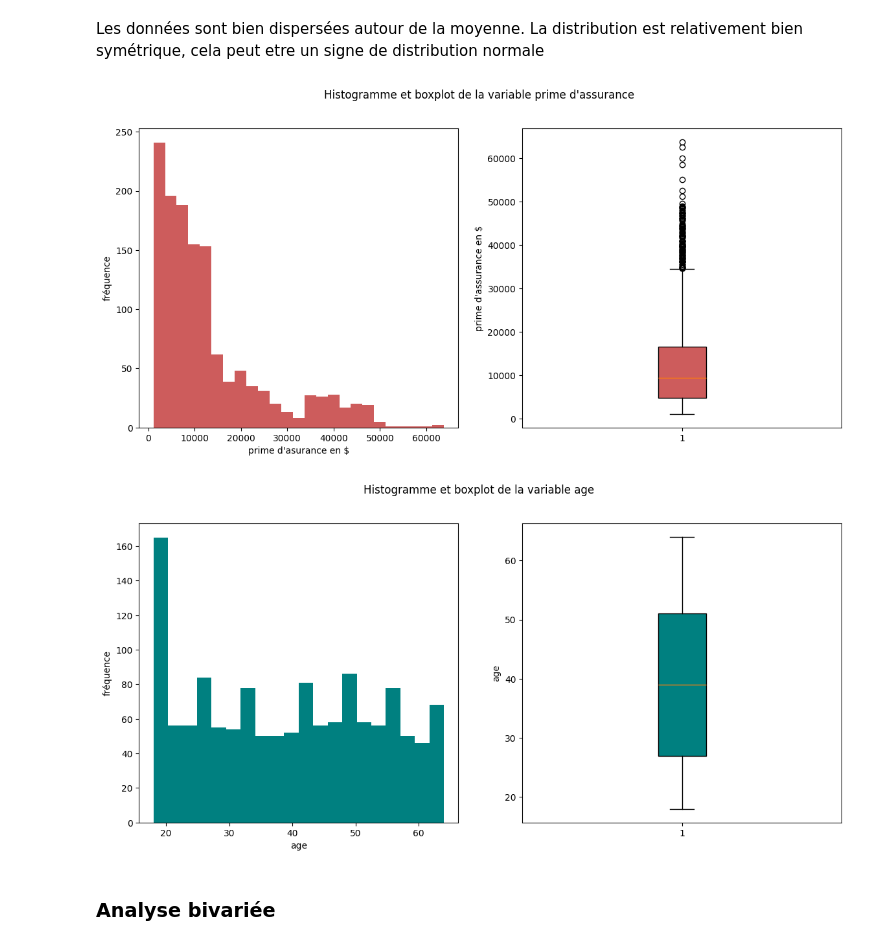
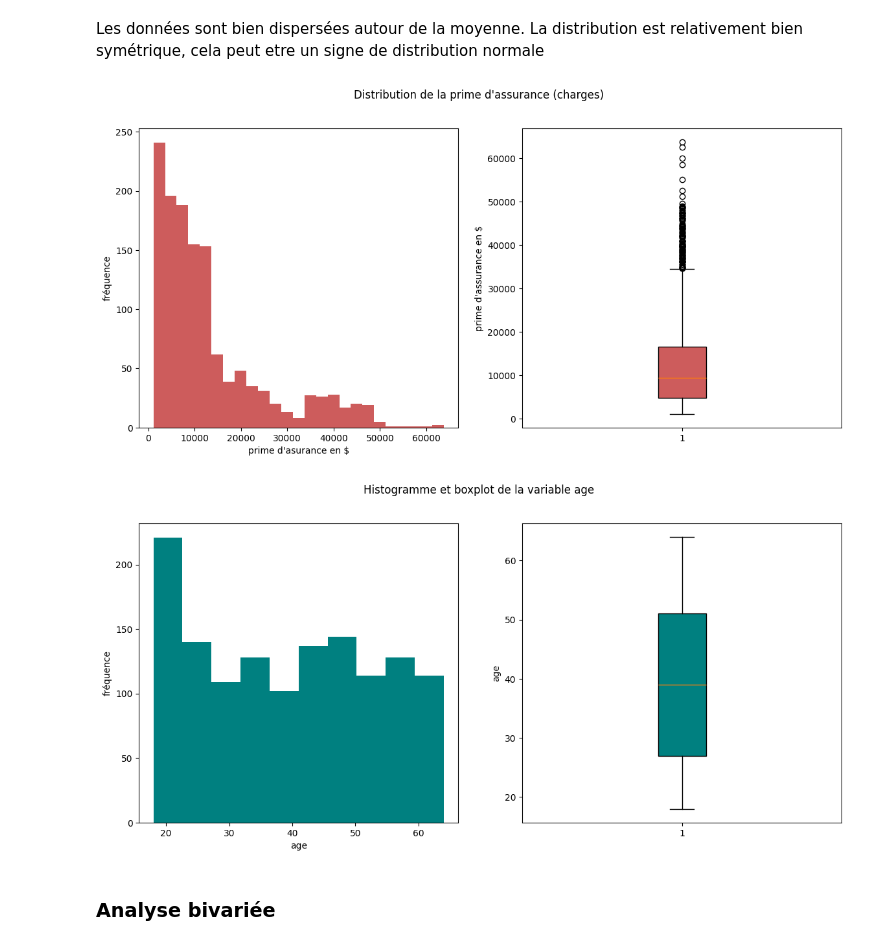
Before and after one commit to ChristianPRO1982/insurance_premium_SC, a Jupyter notebook: analyse.ipynb, the cells around one changed output. Saved outputs shown, nothing was run; the diff lists cells and outputs as text; code cells hidden in the pictures.

```diff
--- a/analyse.ipynb
+++ b/analyse.ipynb
@@ -113,7 +113,7 @@ La distribution est relativement bien symétrique, cela peut etre un signe de di
 # %%
 fig, (ax1, ax2) = plt.subplots(1, 2, figsize=(14,6))
 
-fig.suptitle("Histogramme et boxplot de la variable prime d'assurance")
+fig.suptitle("Distribution de la prime d'assurance (charges)")
 
 ax1.hist(df['charges'], color = 'indianred', bins=25)
 ax1.set_xlabel("prime d'asurance en $")
@@ -124,22 +124,22 @@ ax2.set_ylabel("prime d'assurance en $")
 
 plt.show()
 # %% [output]
-[figure, old version]
+[figure, new version]
 # %%
 fig, (ax1, ax2) = plt.subplots(1, 2, figsize=(14,6))
 
 fig.suptitle("Histogramme et boxplot de la variable age")
 
-ax1.hist(df['age'], color = 'teal', bins=20)
+ax1.hist(df['age'], color = 'teal', bins=10)
 ax1.set_xlabel("age")
 ax1.set_ylabel('fréquence')
 
 ax2.boxplot(df['age'], patch_artist=True ,boxprops=dict(facecolor='teal'))
 ax2.set_ylabel("age")
 
 plt.show()
 # %% [output]
-[figure, old version]
+[figure, new version]
 # %% [markdown]
 ### Analyse bivariée
 # %% [markdown]
```
Also changed, not shown: parts of 9 cells of this notebook, 1 other file.
